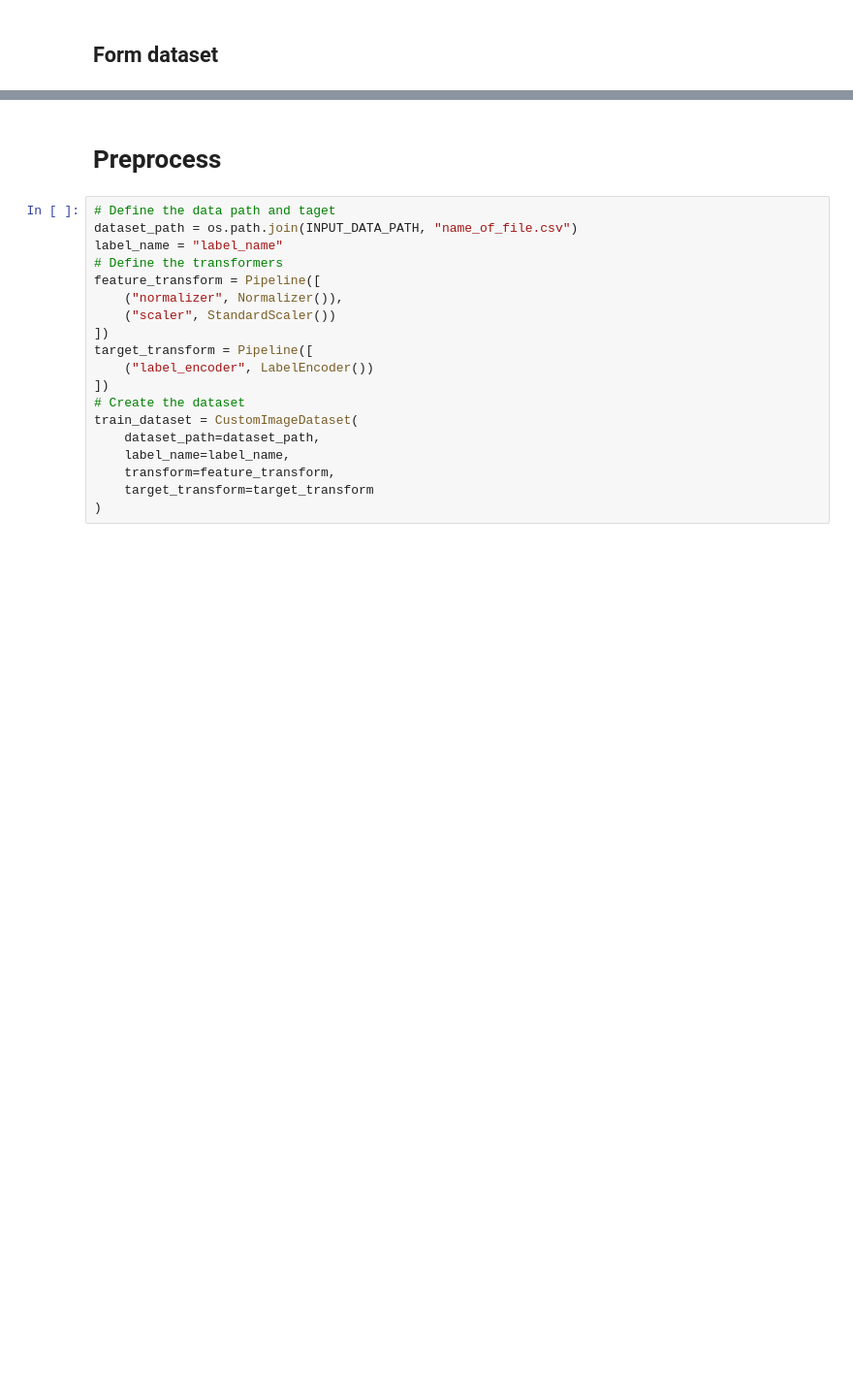
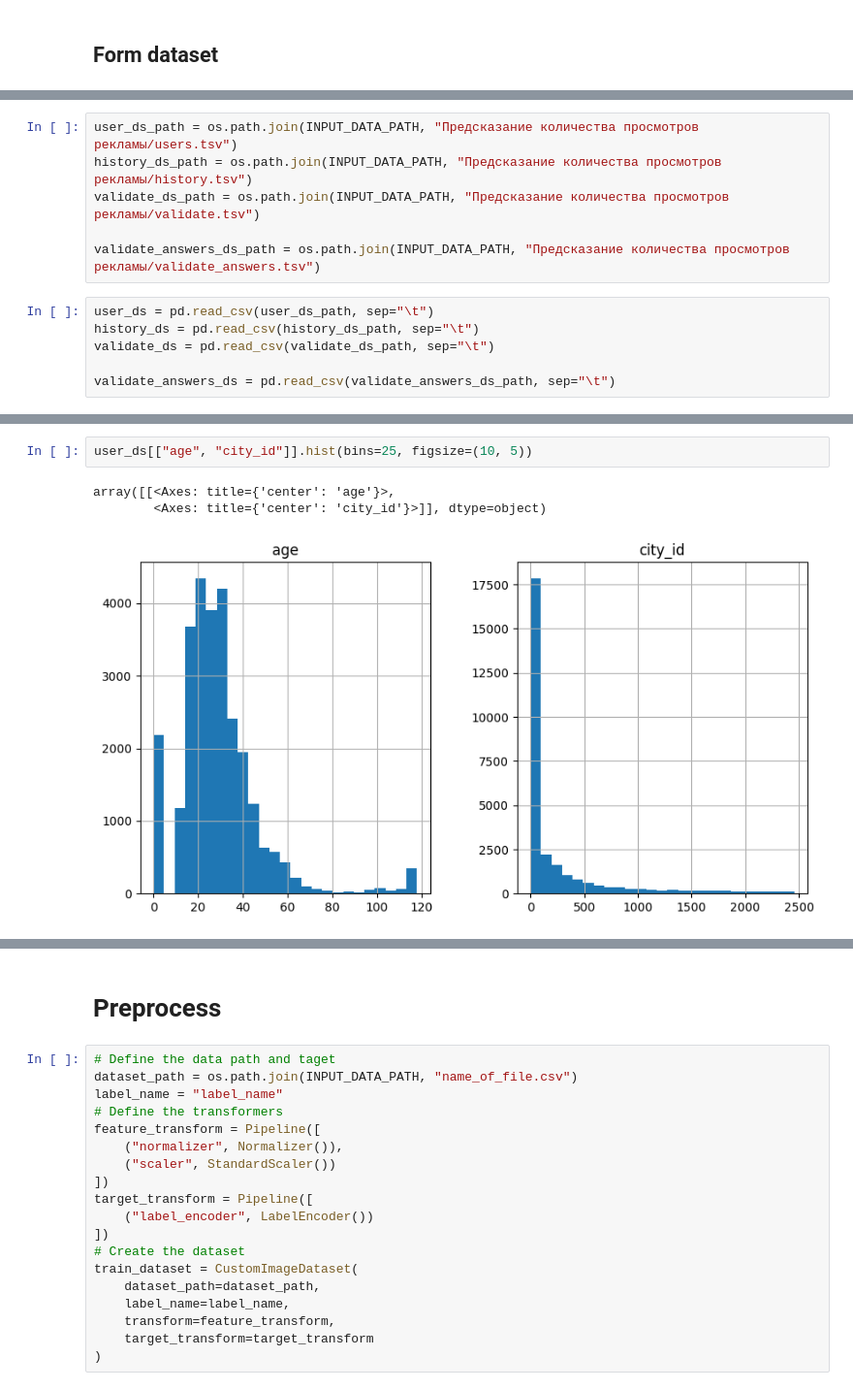
Before and after one commit to EgorChernov5/VILLKA, a Jupyter notebook: notebooks/preprocessing.ipynb, the cells around one changed output, grey strips where cells are left out. Shown at 97% size. Drawn from its saved outputs; the diff is of its cells as text; blank space fills up the shorter version.

```diff
--- a/notebooks/preprocessing.ipynb
+++ b/notebooks/preprocessing.ipynb
@@ -336,0 +459,12 @@ plt.scatter(full_age_users["user_id"], full_age_users["publishers"].apply(lambda
+# %%
+user_ds_path = os.path.join(INPUT_DATA_PATH, "Предсказание количества просмотров рекламы/users.tsv")
+history_ds_path = os.path.join(INPUT_DATA_PATH, "Предсказание количества просмотров рекламы/history.tsv")
+validate_ds_path = os.path.join(INPUT_DATA_PATH, "Предсказание количества просмотров рекламы/validate.tsv")
+
+validate_answers_ds_path = os.path.join(INPUT_DATA_PATH, "Предсказание количества просмотров рекламы/validate_answers.tsv")
+# %%
+user_ds = pd.read_csv(user_ds_path, sep="\t")
+history_ds = pd.read_csv(history_ds_path, sep="\t")
+validate_ds = pd.read_csv(validate_ds_path, sep="\t")
+
+validate_answers_ds = pd.read_csv(validate_answers_ds_path, sep="\t")
@@ -336,0 +604,6 @@ plt.scatter(full_age_users["user_id"], full_age_users["publishers"].apply(lambda
+# %%
+user_ds[["age", "city_id"]].hist(bins=25, figsize=(10, 5))
+# %% [output]
+array([[<Axes: title={'center': 'age'}>,
+        <Axes: title={'center': 'city_id'}>]], dtype=object)
+[figure, added]
```
Also changed, not shown: parts of 55 cells of this notebook, 1 other file.
